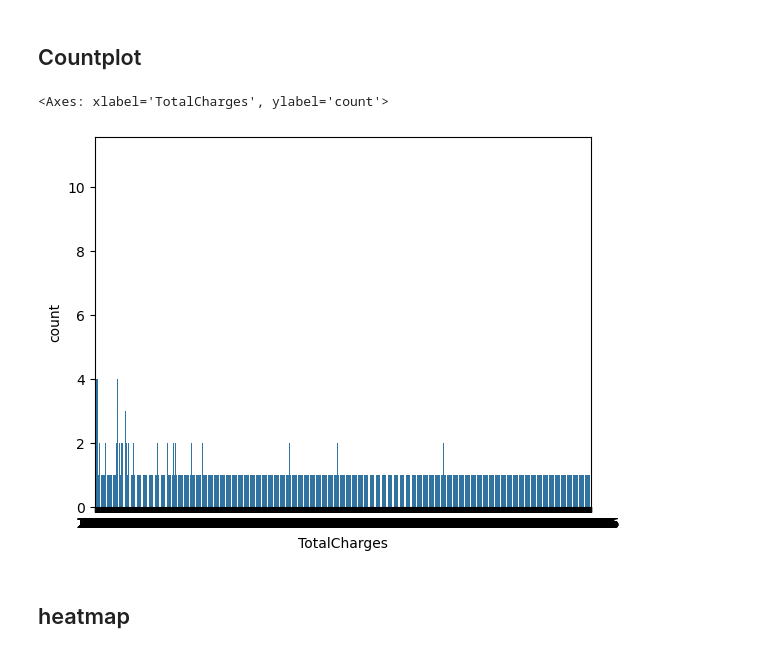
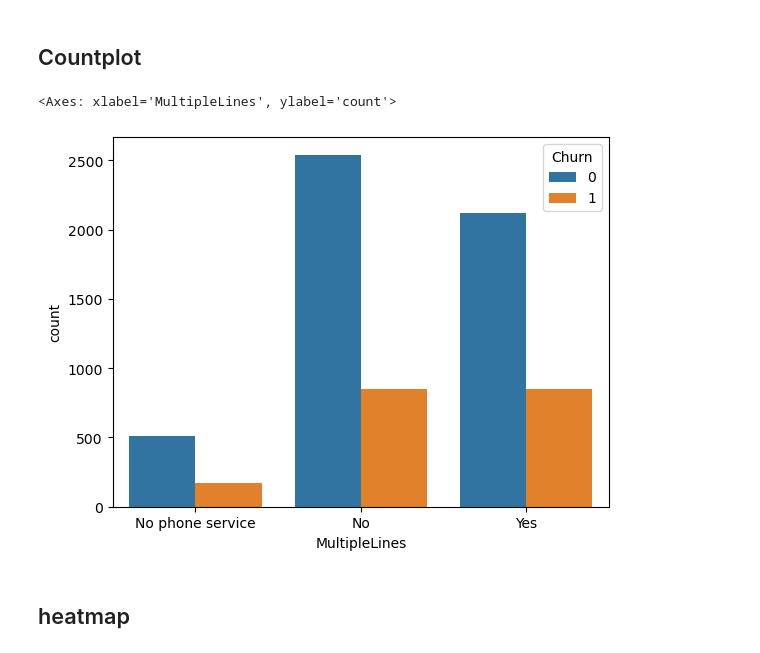
Before and after one commit to gyulin99/hellopython, a Jupyter notebook: 25_파이썬데이터분석_실습_통신사고객이탈.ipynb, the cells around one changed output. Saved outputs shown, nothing was run; the diff lists cells and outputs as text; code cells hidden in the pictures.

```diff
--- a/25_파이썬데이터분석_실습_통신사고객이탈.ipynb
+++ b/25_파이썬데이터분석_실습_통신사고객이탈.ipynb
@@ -193,7 +194,9 @@ has_spaces.sum()
 11
 # %%
 # 총요금 공백값 > 평균값으로 대체
-df['TotalCharges'] = df['TotalCharges'].replace( '', df['TotalCharges'].mean() )
+df['TotalCharges'] = df['TotalCharges'].replace( '', np.nan)
+df['TotalCharges'] = df['TotalCharges'].astype(float)
+df['TotalCharges'] = df['TotalCharges'].fillna(df['TotalCharges'].mean())
 # %%
 # 실수형으로 형변환
 df['TotalCharges'] = df['TotalCharges'].astype(float)
@@ -209,7 +212,7 @@ df['Churn'].dtype
 dtype('O')
 # %%
 # 이탈 여부  { Yes : 1 ,  No : 0 }
-df['Churn'] = df['Churn'].replace({'Yes': 1, 'No': 0}).astype(int)
+df['Churn'] = df['Churn'].replace({'Yes': 1, 'No': 0})
 # %% [markdown]
 ## Null 데이터 확인
 # %%
@@ -317,6 +343,6 @@ sns.barplot(data=df)
 # %% [markdown]
 - 불균형 심한 PhoneService 컬럼 삭제
 # %%
-df_dropped = df.drop(columns = ['PhoneService'])
+df = df.drop(columns = ['PhoneService'])
 # %% [markdown]
 ## 숫자형 컬럼에 대한 시각화
@@ -336,0 +372,2 @@ sns.countplot(x='SeniorCitizen', data=df)
+# %%
+df = df.drop(columns = 'SeniorCitizen')
@@ -358,9 +423,9 @@ sns.histplot(x='TotalCharges', data=df)
 # %% [markdown]
 ## Countplot
 # %%
-sns.countplot(x='TotalCharges', data=df)
+sns.countplot(data=df, x='MultipleLines',  hue='Churn')
 # %% [output]
-<Axes: xlabel='TotalCharges', ylabel='count'>
+<Axes: xlabel='MultipleLines', ylabel='count'>
-[figure, old version]
+[figure, new version]
 # %% [markdown]
 ## heatmap
```
Also changed, not shown: parts of 21 cells of this notebook.
